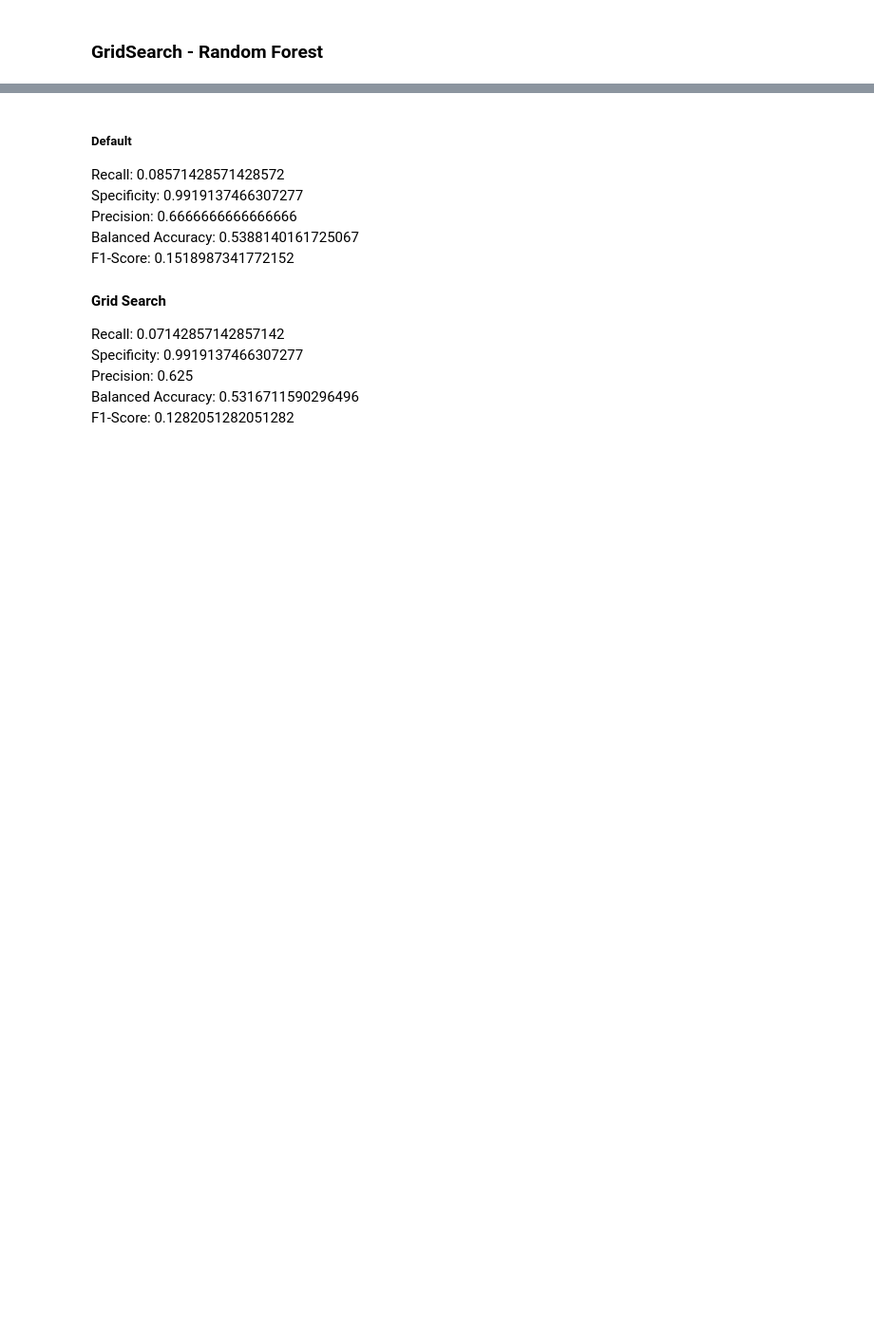
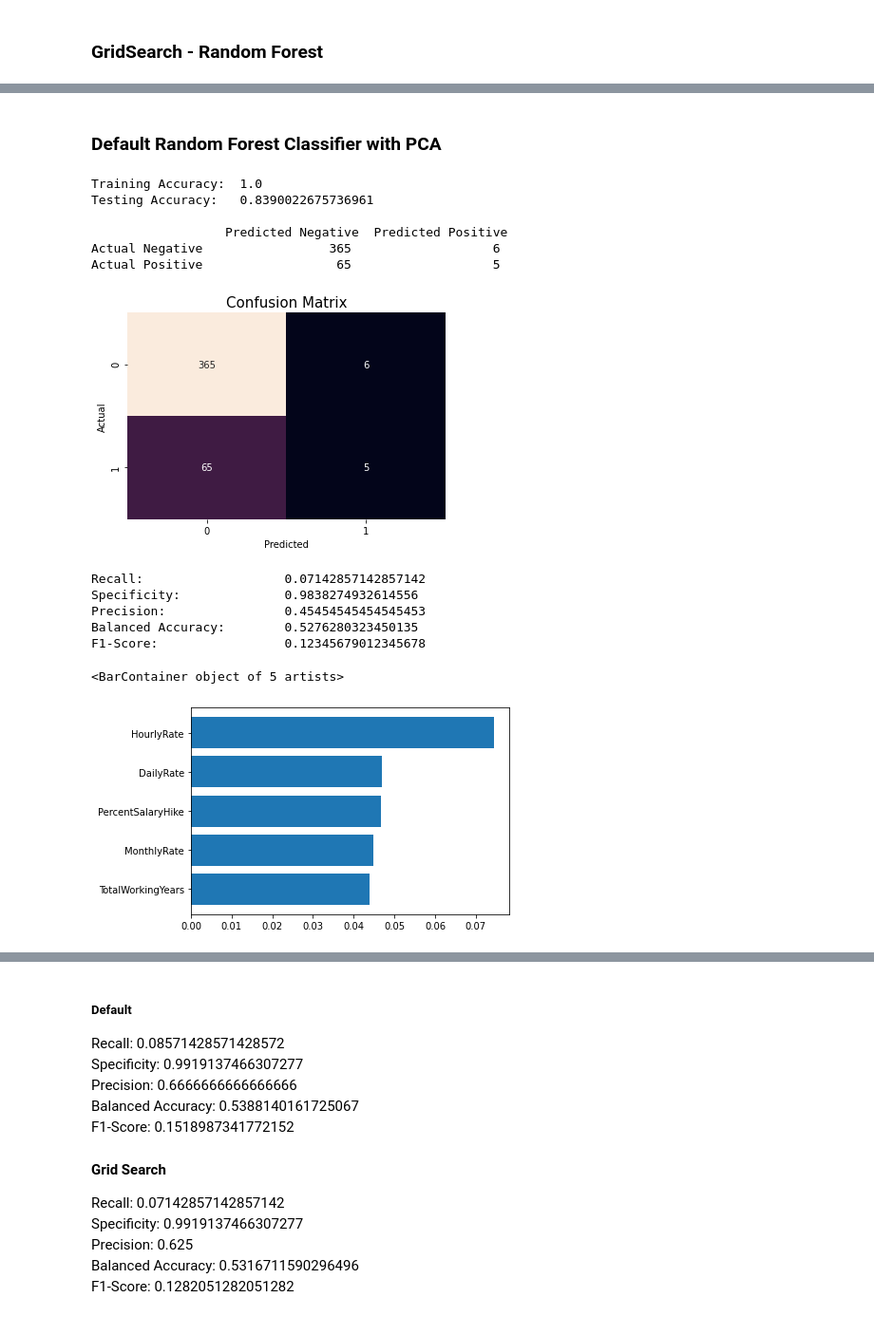
Before and after one commit to JoelQFernandez/DSC-540---Advanced-Machine-Learning---Final-Project, a Jupyter notebook: Final Project 03.5 Random Forest.ipynb, the cells around one changed output, grey strips where cells are left out. Shown: that part at 95% size. Saved outputs shown, nothing was run; the diff lists cells and outputs as text; code cells hidden in the pictures; blank space fills up the shorter version.

```diff
--- a/Final Project 03.5 Random Forest.ipynb
+++ b/Final Project 03.5 Random Forest.ipynb
@@ -142,6 +147,10 @@ def heatMap(y_true, y_pred):
 # %%
 from sklearn.model_selection import train_test_split
 X_train, X_test, y_train, y_test = train_test_split(X, y, test_size=0.30, random_state=2020)
+# Train Test Split for PCA
+PCA_X_train, PCA_X_test, PCA_y_train, PCA_y_test = train_test_split(PCA_X, y, test_size=0.30, random_state=2020)
+# Train Test Split for KPCA
+KPCA_X_train, KPCA_X_test, KPCA_y_train, KPCA_y_test = train_test_split(KPCA_X, y, test_size=0.30, random_state=2020)
 # %% [markdown]
 ### Cross Validation
 # %%
@@ -226,0 +253,39 @@ F1-Score:                 0.175
+# %% [markdown]
+### Default Random Forest Classifier with PCA
+# %%
+# Fit Model to Default Classifier
+clf = RandomForestClassifier().fit(PCA_X_train, PCA_y_train.values.ravel())
+
+# Calcualate Training and Testing Accuracy
+testing_accuracy, y_test_pred = modelAccuracy(clf,  PCA_X_train, PCA_X_test)
+
+# Print Confusion Matrix
+cm = confusionMatrix(PCA_y_test, y_test_pred)
+
+# Heat Map
+heatMap(PCA_y_test, y_test_pred)
+
+# Print Metrics
+recall, specificity, precision, balanced_accuracy, F1 = metrics(cm, PCA_y_test, y_test_pred)
+
+# Populate Table
+Table['Random Forest Default Classifier With PCA'] = ['RandomForestClassifier()', testing_accuracy, recall, specificity, precision, balanced_accuracy, F1]
+
+#Feature Importance
+top_n = np.argsort(clf.feature_importances_)[-5:]
+plt.barh(X.columns[top_n], clf.feature_importances_[top_n])
+# %% [output]
+Training Accuracy:  1.0
+Testing Accuracy:   0.8390022675736961
+
+                  Predicted Negative  Predicted Positive
+Actual Negative                 365                   6
+Actual Positive                  65                   5
+[figure, added]
+Recall:                   0.07142857142857142
+Specificity:              0.9838274932614556
+Precision:                0.45454545454545453
+Balanced Accuracy:        0.5276280323450135
+F1-Score:                 0.12345679012345678
+<BarContainer object of 5 artists>
+[figure, added]
```
Also changed, not shown: parts of 19 cells of this notebook.
